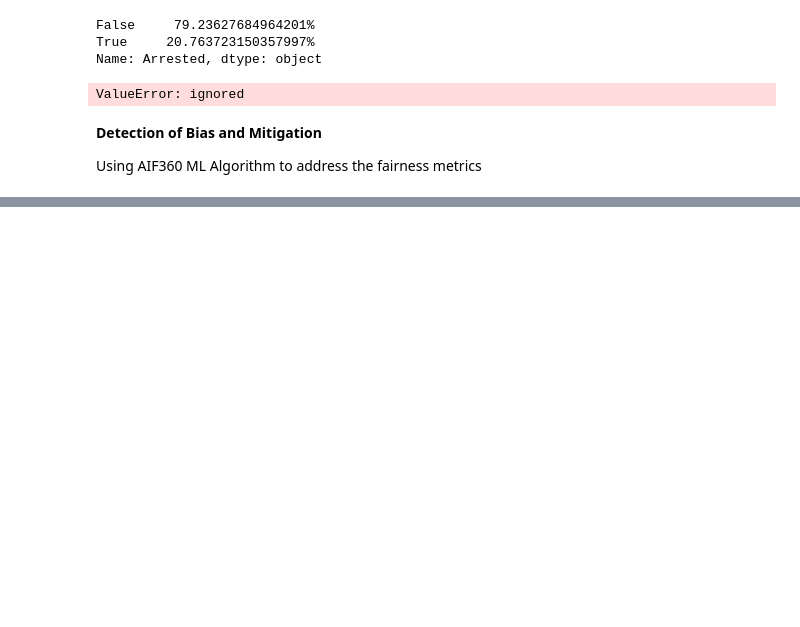
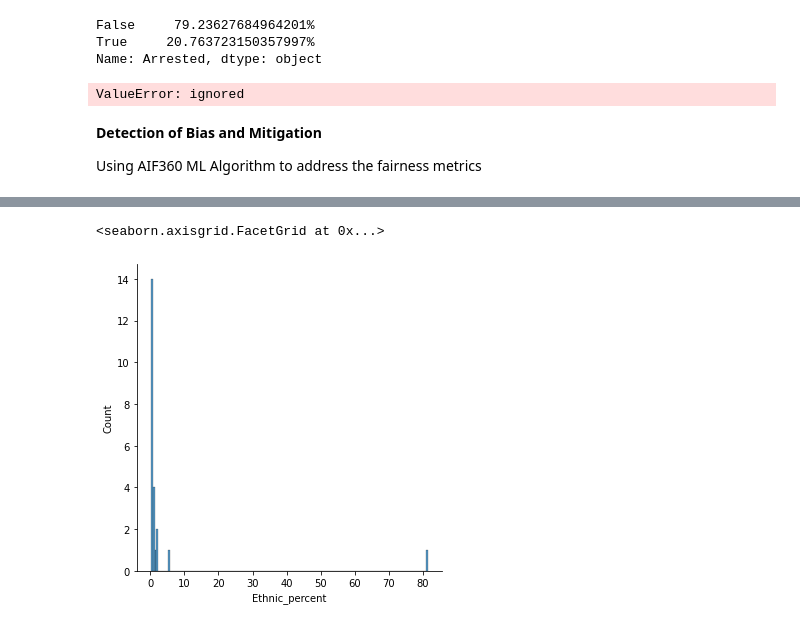
Before and after one commit to arunravi8595/Bias-detection, a Jupyter notebook: UK_police_bias.ipynb, the cells around one changed output, grey strips where cells are left out. Drawn from its saved outputs; the diff is of its cells as text; code cells hidden in the pictures; blank space fills up the shorter version.

```diff
--- a/UK_police_bias.ipynb
+++ b/UK_police_bias.ipynb
@@ -275,0 +385,6 @@ Census_data.head()
+# %%
+
+sns.displot(x="Ethnic_percent", data = census)
+# %% [output]
+<seaborn.axisgrid.FacetGrid at 0x...>
+[figure, added]
```
Also changed, not shown: parts of 18 cells of this notebook.
